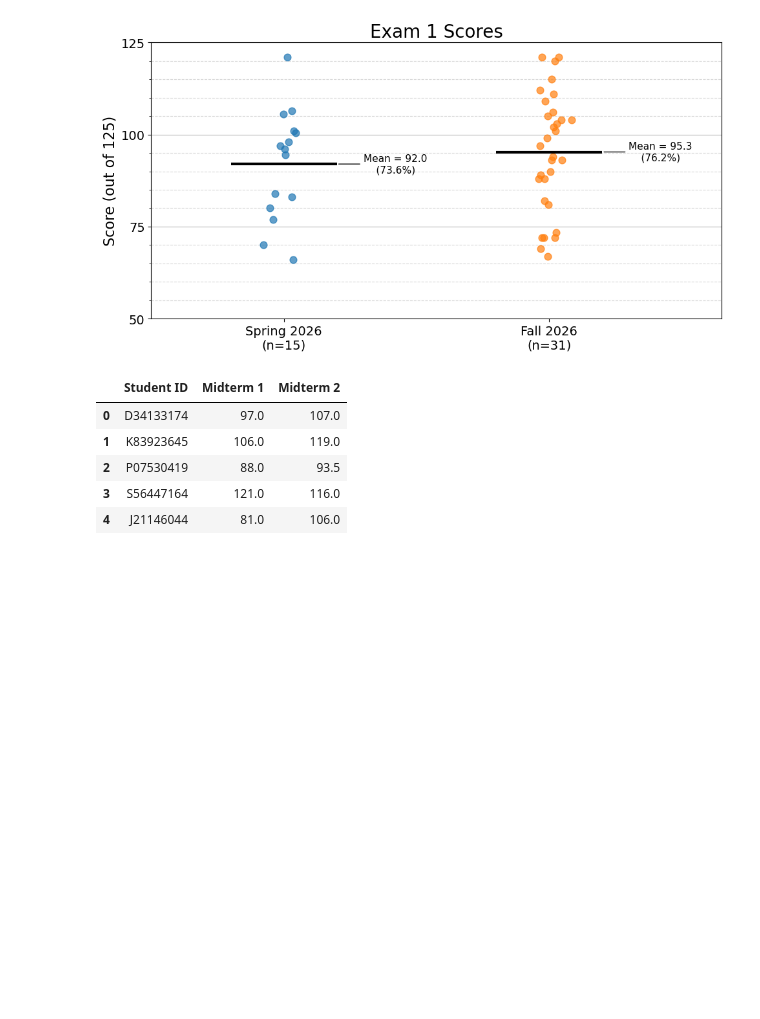
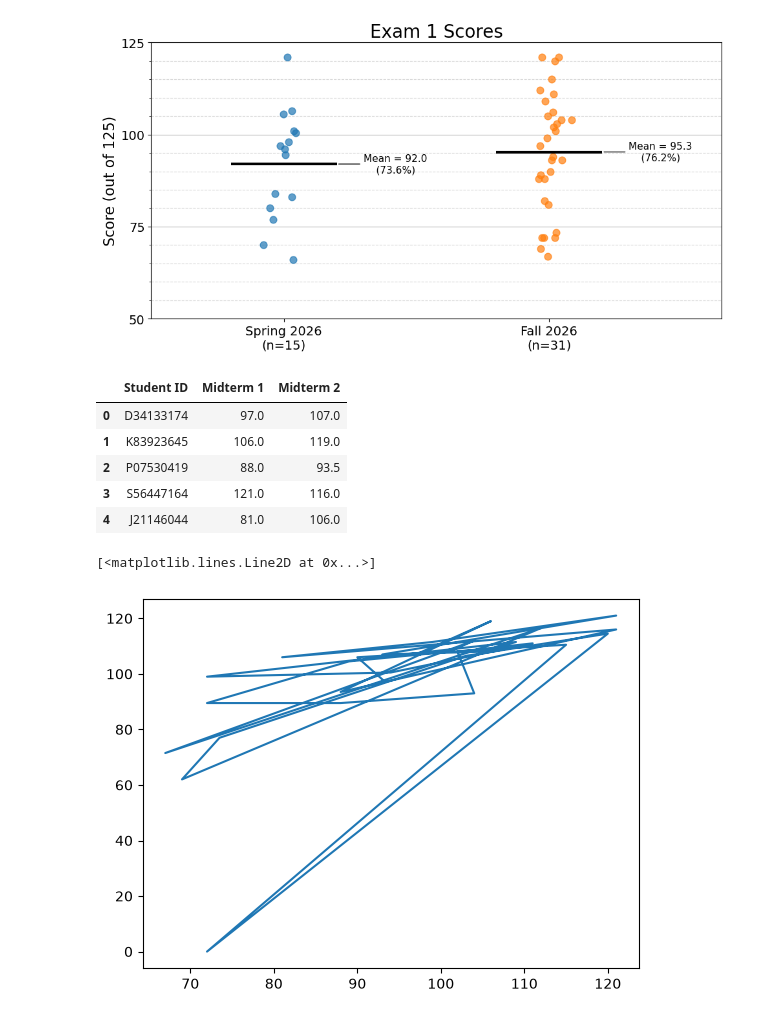
Before and after one commit to marositesUSC/wx-and-climate, a Jupyter notebook: grade_distributions.ipynb, the cells around one changed output. Saved outputs shown, nothing was run; the diff lists cells and outputs as text; code cells hidden in the pictures; blank space fills up the shorter version.

```diff
--- a/grade_distributions.ipynb
+++ b/grade_distributions.ipynb
@@ -305,6 +305,11 @@ df.head()
 | 2 | P07530419 | 88.0 | 93.5 |
 | 3 | S56447164 | 121.0 | 116.0 |
 | 4 | J21146044 | 81.0 | 106.0 |
+# %%
+plt.plot(df['Midterm 1'], df['Midterm 2'])
+# %% [output]
+[<matplotlib.lines.Line2D at 0x...>]
+[figure, added]
 # %%
 
 
```
Also changed, not shown: parts of 6 cells of this notebook, 1 other file.
